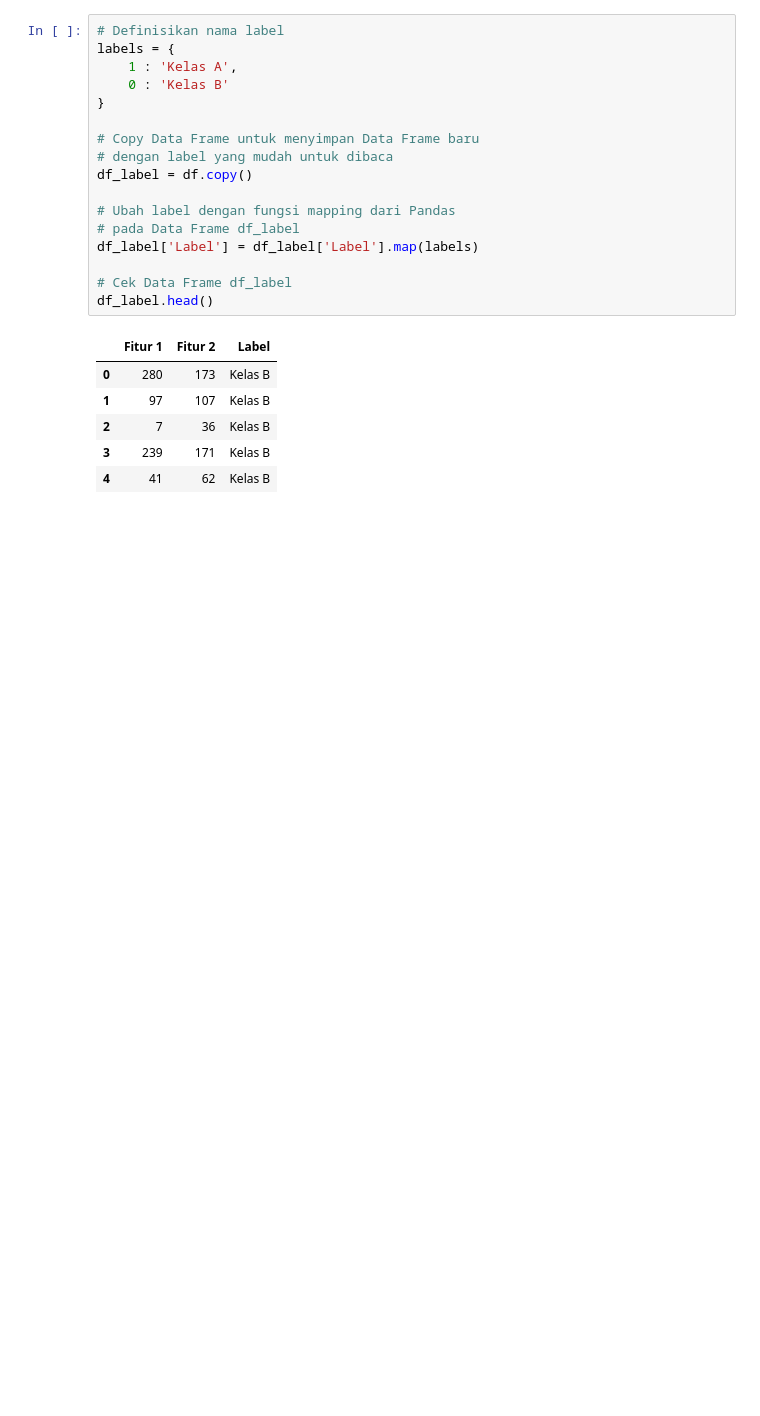
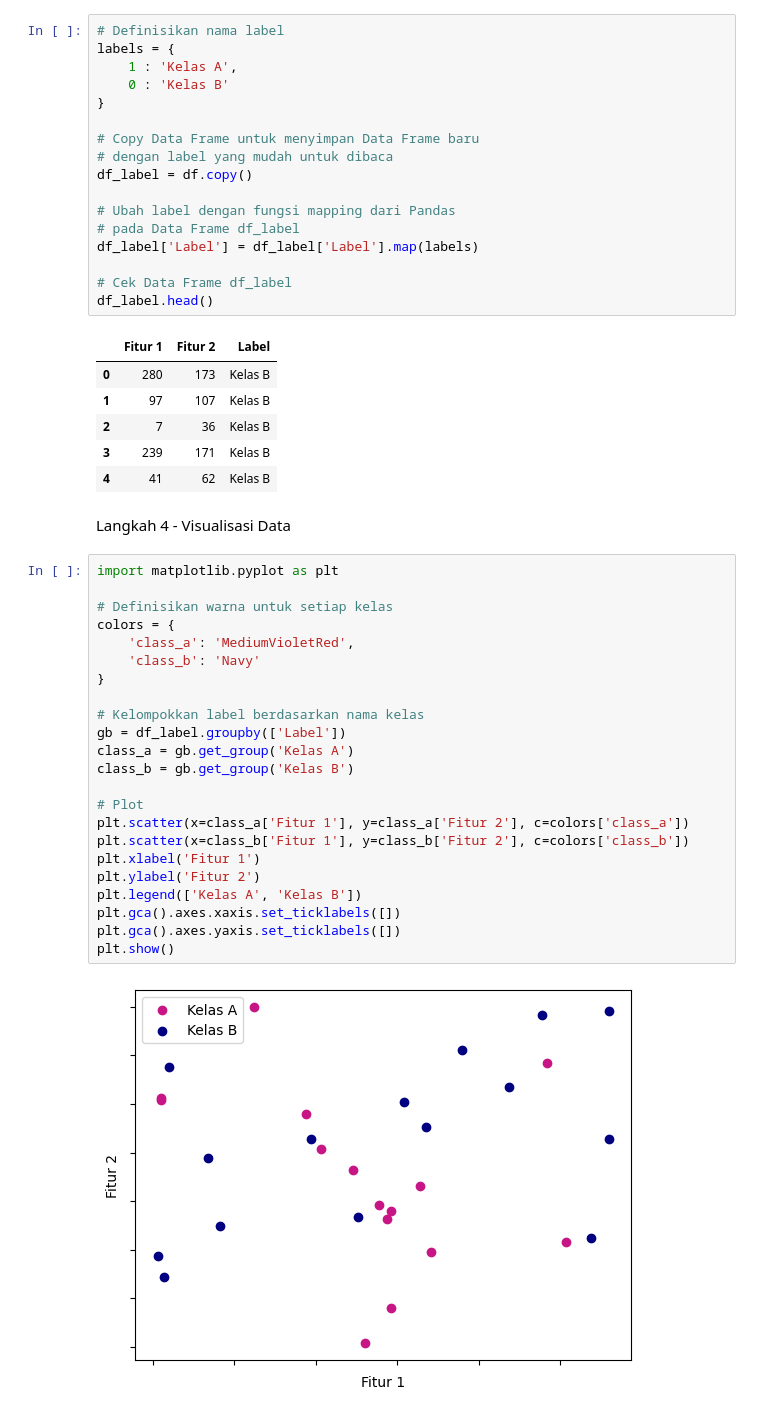
Before and after one commit to ErikRidhoFirm/Pembelajaran-Mesin_Ganjil_2025, a Jupyter notebook: Pembalajaran_Mesin_Praktikum10.ipynb, the cells around one changed output. Cells and saved outputs as stored; diff of their text form; blank space fills up the shorter version.

Commit message:
Langkah 4 - Visualisasi Data

```diff
--- a/Pembalajaran_Mesin_Praktikum10.ipynb
+++ b/Pembalajaran_Mesin_Praktikum10.ipynb
@@ -236,3 +236,30 @@ df_label.head()
 | 2 | 7 | 36 | Kelas B |
 | 3 | 239 | 171 | Kelas B |
 | 4 | 41 | 62 | Kelas B |
+# %% [markdown]
+Langkah 4 - Visualisasi Data
+# %%
+import matplotlib.pyplot as plt
+
+# Definisikan warna untuk setiap kelas
+colors = {
+    'class_a': 'MediumVioletRed',
+    'class_b': 'Navy'
+}
+
+# Kelompokkan label berdasarkan nama kelas
+gb = df_label.groupby(['Label'])
+class_a = gb.get_group('Kelas A')
+class_b = gb.get_group('Kelas B')
+
+# Plot
+plt.scatter(x=class_a['Fitur 1'], y=class_a['Fitur 2'], c=colors['class_a'])
+plt.scatter(x=class_b['Fitur 1'], y=class_b['Fitur 2'], c=colors['class_b'])
+plt.xlabel('Fitur 1')
+plt.ylabel('Fitur 2')
+plt.legend(['Kelas A', 'Kelas B'])
+plt.gca().axes.xaxis.set_ticklabels([])
+plt.gca().axes.yaxis.set_ticklabels([])
+plt.show()
+# %% [output]
+[figure, added]
```
